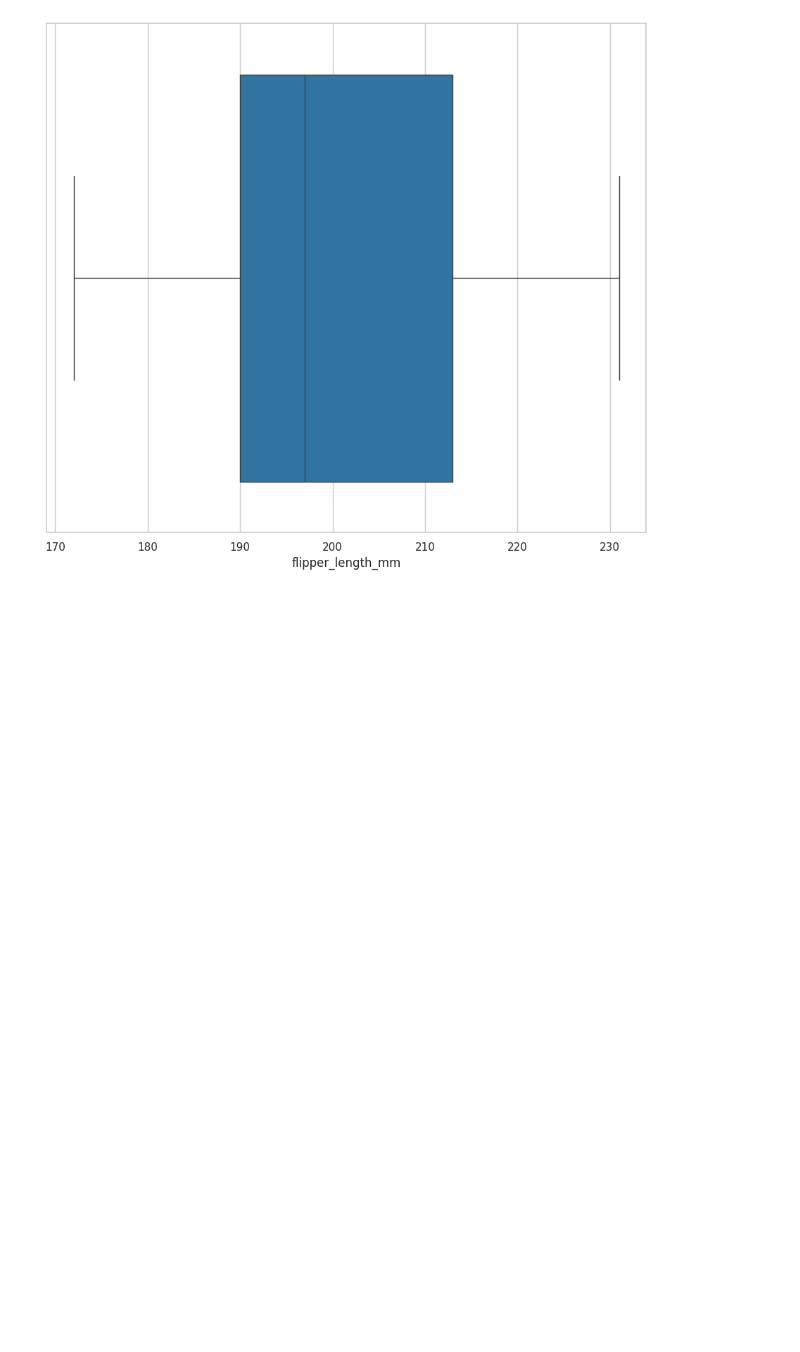
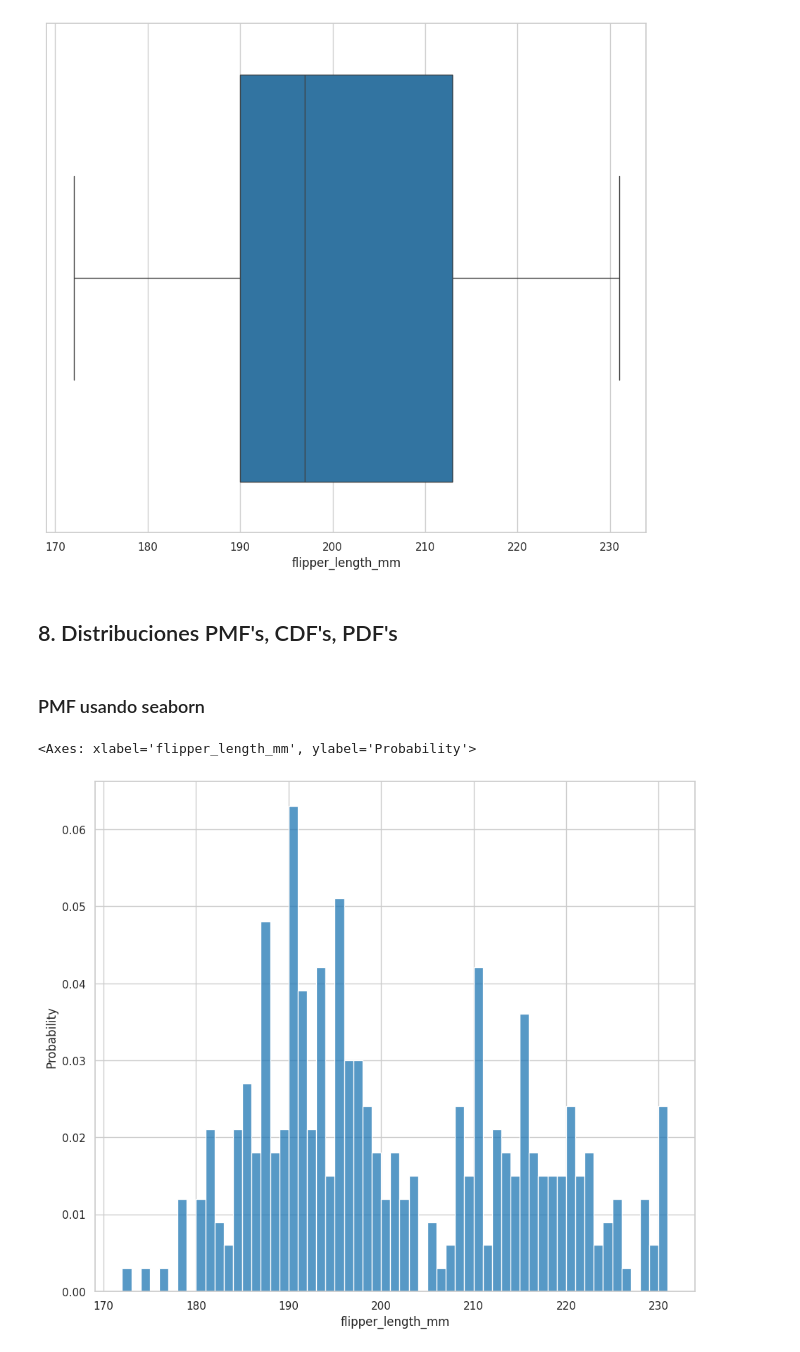
Before and after one commit to FernandoUrruchurtu/DatosPythonPlatzi, a Jupyter notebook: analisis-exploratorio-datos/notebook-eda.ipynb, the cells around one changed output. Drawn from its saved outputs; the diff is of its cells as text; code cells hidden in the pictures; blank space fills up the shorter version.

```diff
--- a/analisis-exploratorio-datos/notebook-eda.ipynb
+++ b/analisis-exploratorio-datos/notebook-eda.ipynb
@@ -345,3 +326,17 @@ def freedman_diaconis_bindwidth(x:pd.Series) -> float:
     IQR = x.quantile(0.75) - x.quantile(0.25)
     N = x.size
     return 2*IQR/N**(1/3)
+# %% [markdown]
+## 8. Distribuciones PMF's, CDF's, PDF's
+# %% [markdown]
+### PMF usando seaborn
+# %%
+sns.histplot(
+    data = process_penguins_df,
+    x = 'flipper_length_mm',
+    binwidth=1,
+    stat='probability'
+)
+# %% [output]
+<Axes: xlabel='flipper_length_mm', ylabel='Probability'>
+[figure, added]
```
Also changed, not shown: parts of 28 cells of this notebook.
